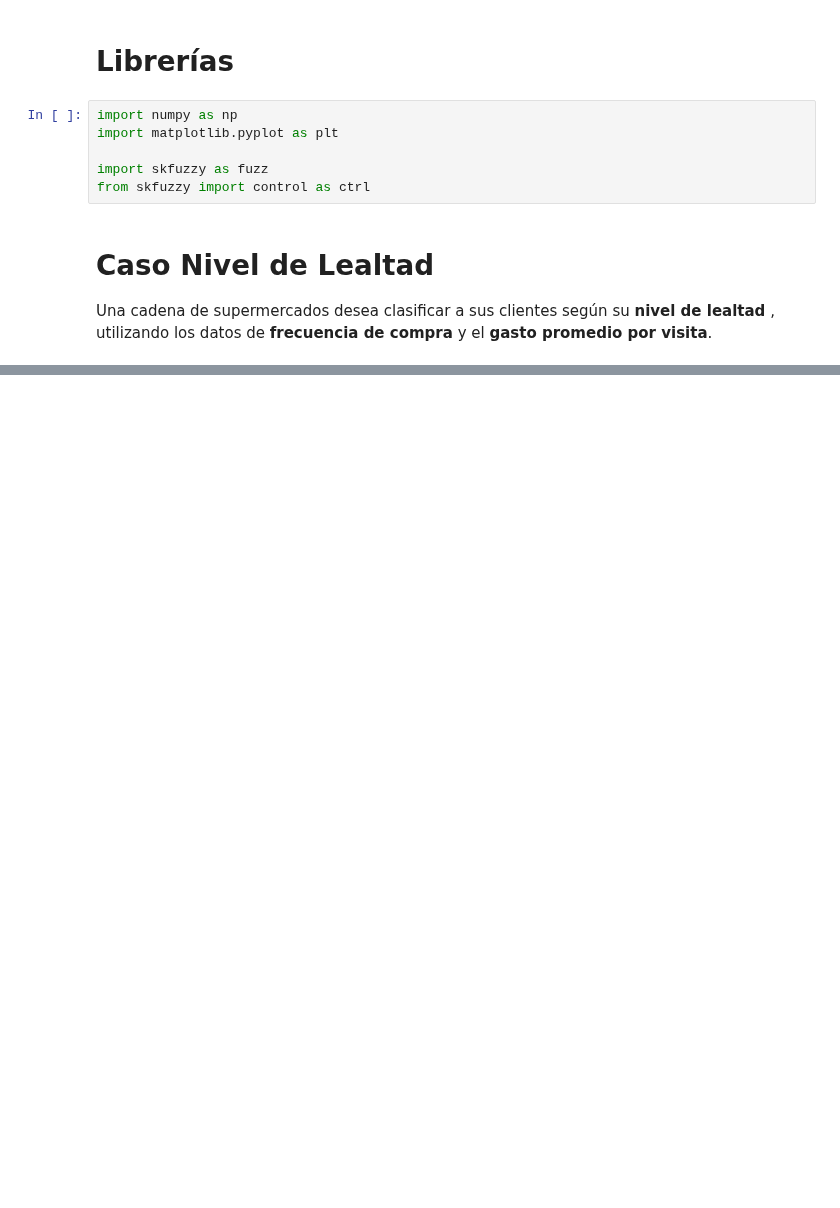
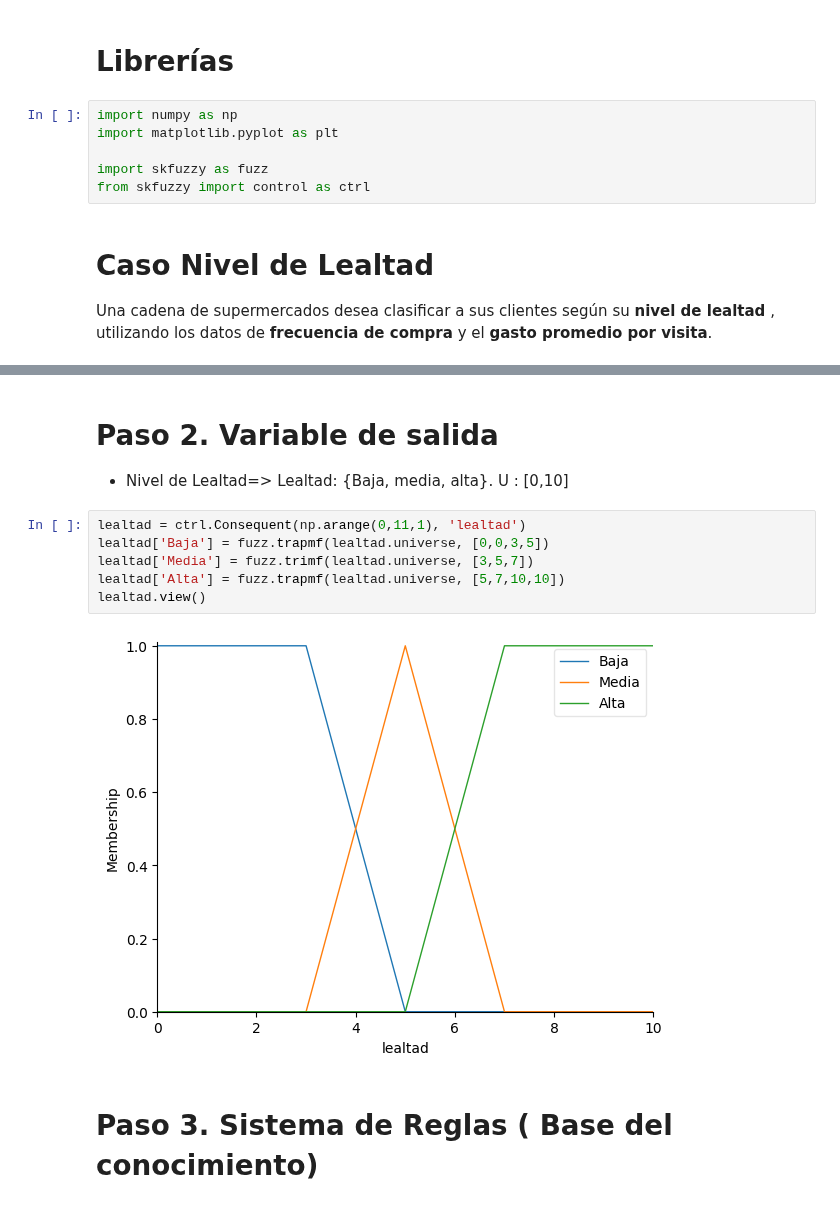
Before and after one commit to DeisyData/BIT_IA_Bootcamp, a Jupyter notebook: S9_C4_FuzzyLogic.ipynb, the cells around one changed output, grey strips where cells are left out. Cells and saved outputs as stored; diff of their text form; blank space fills up the shorter version.

```diff
--- a/S9_C4_FuzzyLogic.ipynb
+++ b/S9_C4_FuzzyLogic.ipynb
@@ -43,0 +40,14 @@ frecuencia.view()
+# %% [markdown]
+# Paso 2. Variable de salida
+
+* Nivel de Lealtad=> Lealtad: {Baja, media, alta}. U : [0,10]
+# %%
+lealtad = ctrl.Consequent(np.arange(0,11,1), 'lealtad')
+lealtad['Baja'] = fuzz.trapmf(lealtad.universe, [0,0,3,5])
+lealtad['Media'] = fuzz.trimf(lealtad.universe, [3,5,7])
+lealtad['Alta'] = fuzz.trapmf(lealtad.universe, [5,7,10,10])
+lealtad.view()
+# %% [output]
+[figure, added]
+# %% [markdown]
+# Paso 3. Sistema de Reglas ( Base del conocimiento)
```
Also changed, not shown: parts of 12 cells of this notebook.
